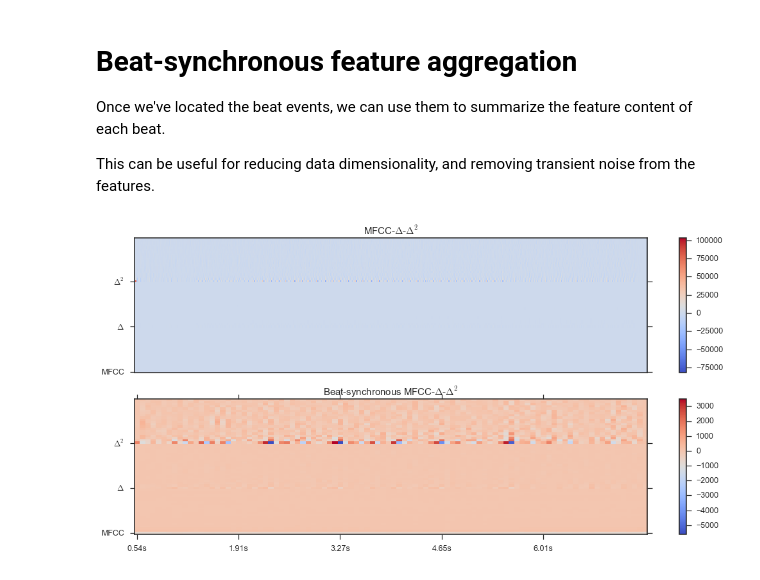
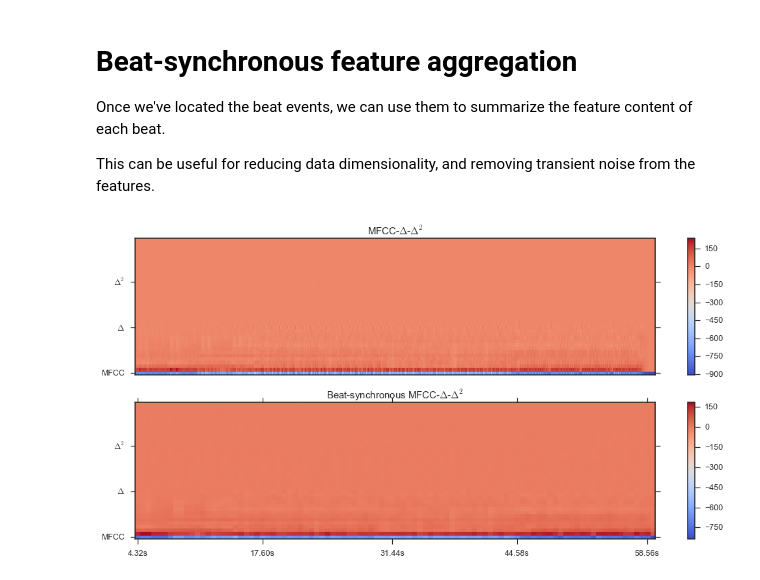
Before and after one commit to librosa/librosa, a Jupyter notebook: examples/LibROSA demo.ipynb, the cells around one changed output. Cells and saved outputs as stored; diff of their text form; code cells hidden in the pictures.

Commit message:
fixed calculation for explicit time ticks

```diff
--- a/examples/LibROSA demo.ipynb
+++ b/examples/LibROSA demo.ipynb
@@ -148,8 +146,8 @@ plt.tight_layout()
 
 [Mel-frequency cepstral coefficients](http://en.wikipedia.org/wiki/Mel-frequency_cepstrum) are commonly used to represent texture or timbre of sound.
 # %%
-# Next, we'll extract the top 20 Mel-frequency cepstral coefficients (MFCCs)
-mfcc        = librosa.feature.mfcc(S=log_S, n_mfcc=20)
+# Next, we'll extract the top 13 Mel-frequency cepstral coefficients (MFCCs)
+mfcc        = librosa.feature.mfcc(S=log_S, n_mfcc=13)
 
 # Let's pad on the first and second deltas while we're at it
 delta_mfcc  = librosa.feature.delta(mfcc)
@@ -169,7 +167,7 @@ plt.ylabel('MFCC-$\Delta$')
 plt.colorbar()
 
 plt.subplot(3,1,3)
-librosa.display.specshow(delta2_mfcc, sr=sr, hop_length=64, x_axis='time')
+librosa.display.specshow(delta2_mfcc, sr=sr, x_axis='time')
 plt.ylabel('MFCC-$\Delta^2$')
 plt.colorbar()
 
@@ -227,34 +230,34 @@ This can be useful for reducing data dimensionality, and removing transient nois
 # %%
 # feature.sync will summarize each beat event by the mean feature vector within that beat
 
 M_sync = librosa.feature.sync(M, beats)
 
 plt.figure(figsize=(12,6))
 
 # Let's plot the original and beat-synchronous features against each other
 plt.subplot(2,1,1)
 librosa.display.specshow(M)
 plt.title('MFCC-$\Delta$-$\Delta^2$')
 
 # We can also use pyplot *ticks directly
 # Let's mark off the raw MFCC and the delta features
-plt.yticks(np.arange(0, M.shape[0], 20), ['MFCC', '$\Delta$', '$\Delta^2$'])
+plt.yticks(np.arange(0, M.shape[0], 13), ['MFCC', '$\Delta$', '$\Delta^2$'])
 
 plt.colorbar()
 
 plt.subplot(2,1,2)
 librosa.display.specshow(M_sync)
 
 # librosa can generate axis ticks from arbitrary timestamps and beat events also
-librosa.display.time_ticks(librosa.frames_to_time(beats, sr=sr, hop_length=64))
+librosa.display.time_ticks(librosa.frames_to_time(beats, sr=sr))
 
-plt.yticks(np.arange(0, M_sync.shape[0], 20), ['MFCC', '$\Delta$', '$\Delta^2$'])
+plt.yticks(np.arange(0, M_sync.shape[0], 13), ['MFCC', '$\Delta$', '$\Delta^2$'])
 plt.title('Beat-synchronous MFCC-$\Delta$-$\Delta^2$')
 plt.colorbar()
 
 plt.tight_layout()
 # %% [output]
-[figure, old version]
+[figure, new version]
 # %%
 # Beat synchronization is flexible.
 # Instead of computing the mean delta-MFCC within each beat, let's do beat-synchronous chroma
```
Also changed, not shown: parts of 5 cells of this notebook, 1 other file.
